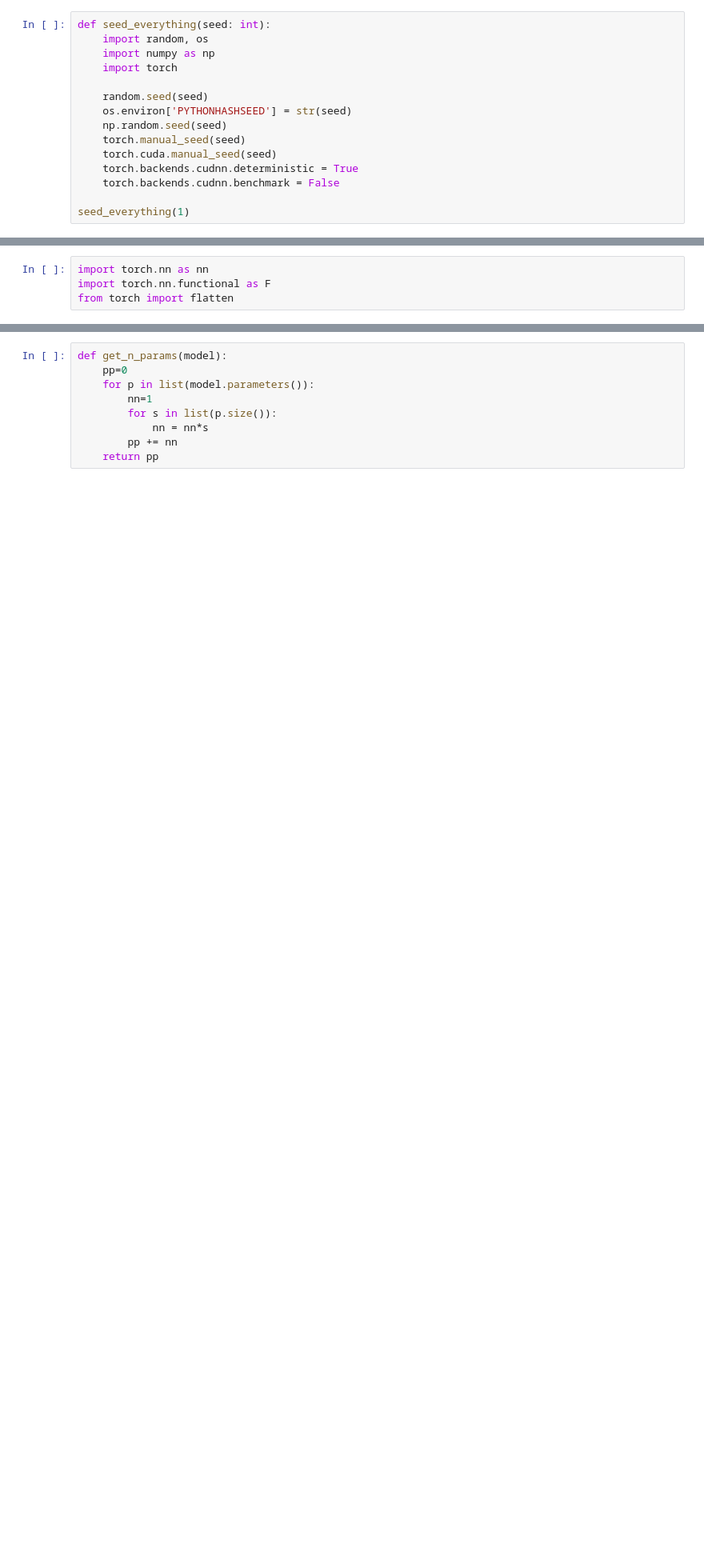
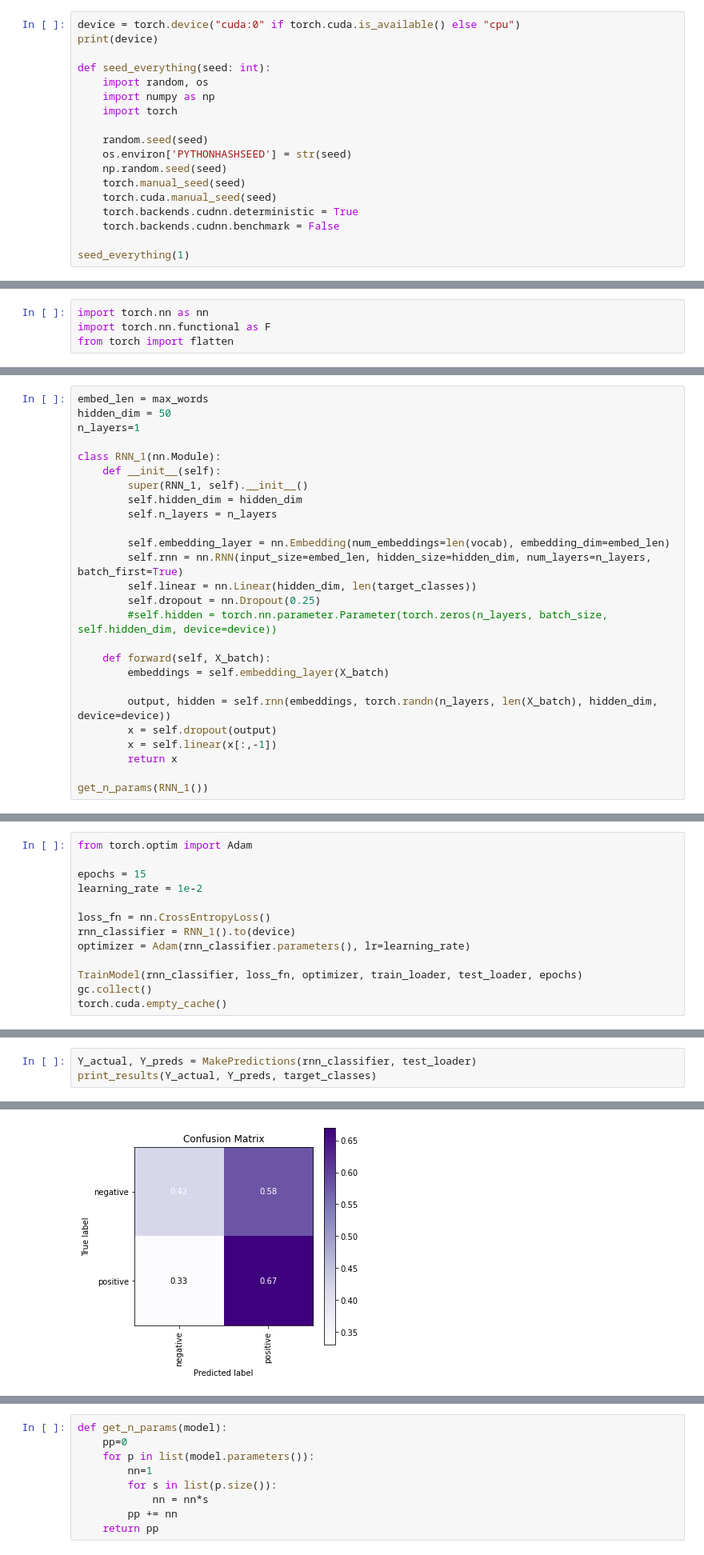
Before and after one commit to iociveteres/Neural-Networks, a Jupyter notebook: lab2/lab2.ipynb, the cells around one changed output, grey strips where cells are left out. Shown at 80% size. Cells and saved outputs as stored; diff of their text form; blank space fills up the shorter version.

```diff
--- a/lab2/lab2.ipynb
+++ b/lab2/lab2.ipynb
@@ -6,4 +24,7 @@ import os
 # %%
+device = torch.device("cuda:0" if torch.cuda.is_available() else "cpu")
+print(device)
+
 def seed_everything(seed: int):
     import random, os
     import numpy as np
@@ -104,0 +231,26 @@ class Net_1(nn.Module):
+# %%
+embed_len = max_words
+hidden_dim = 50
+n_layers=1
+
+class RNN_1(nn.Module):
+    def __init__(self):
+        super(RNN_1, self).__init__()
+        self.hidden_dim = hidden_dim
+        self.n_layers = n_layers
+
+        self.embedding_layer = nn.Embedding(num_embeddings=len(vocab), embedding_dim=embed_len)
+        self.rnn = nn.RNN(input_size=embed_len, hidden_size=hidden_dim, num_layers=n_layers, batch_first=True)
+        self.linear = nn.Linear(hidden_dim, len(target_classes))
+        self.dropout = nn.Dropout(0.25)
+        #self.hidden = torch.nn.parameter.Parameter(torch.zeros(n_layers, batch_size, self.hidden_dim, device=device))
+
+    def forward(self, X_batch):
+        embeddings = self.embedding_layer(X_batch)
+
+        output, hidden = self.rnn(embeddings, torch.randn(n_layers, len(X_batch), hidden_dim, device=device))
+        x = self.dropout(output)
+        x = self.linear(x[:,-1])
+        return x
+
+get_n_params(RNN_1())
@@ -104,0 +259,13 @@ class Net_1(nn.Module):
+# %%
+from torch.optim import Adam
+
+epochs = 15
+learning_rate = 1e-2
+
+loss_fn = nn.CrossEntropyLoss()
+rnn_classifier = RNN_1().to(device)
+optimizer = Adam(rnn_classifier.parameters(), lr=learning_rate)
+
+TrainModel(rnn_classifier, loss_fn, optimizer, train_loader, test_loader, epochs)
+gc.collect()
+torch.cuda.empty_cache()
@@ -104,0 +288,4 @@ class Net_1(nn.Module):
+# %%
+Y_actual, Y_preds = MakePredictions(rnn_classifier, test_loader)
+print_results(Y_actual, Y_preds, target_classes)
+# %% [output]
@@ -105,3 +306,4 @@ class Net_1(nn.Module):
+[figure, added]
 # %%
 class Net_2(nn.Module):
     def __init__(self):
```
Also changed, not shown: parts of 30 cells of this notebook.
